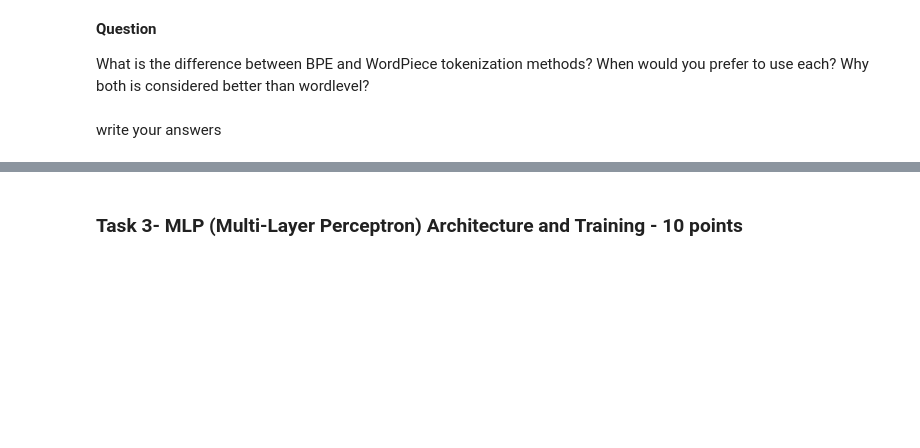
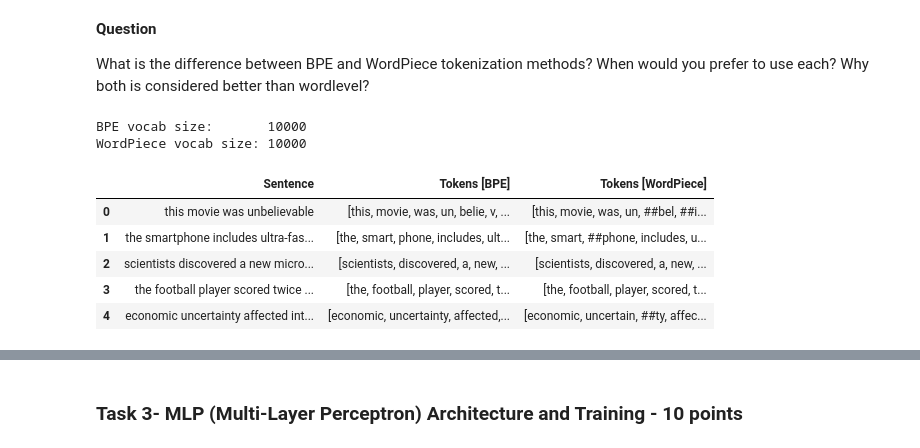
Before and after one commit to Nesher123/AI-Performance-Engineering-Course, a Jupyter notebook: module_2-llm_architecture/assignment_2-NLP_and_sequence_modeling/hometask_2-ofir_nesher.ipynb, the cells around one changed output, grey strips where cells are left out. Drawn from its saved outputs; the diff is of its cells as text; code cells hidden in the pictures; blank space fills up the shorter version.

```diff
--- a/module_2-llm_architecture/assignment_2-NLP_and_sequence_modeling/hometask_2-ofir_nesher.ipynb
+++ b/module_2-llm_architecture/assignment_2-NLP_and_sequence_modeling/hometask_2-ofir_nesher.ipynb
@@ -133,2 +128,52 @@ sentences = [
-# %% [markdown]
-write your answers
+# %%
+import pandas as pd
+from tokenizers import Tokenizer
+from tokenizers.models import BPE, WordPiece
+from tokenizers.pre_tokenizers import Whitespace
+from tokenizers.trainers import BpeTrainer, WordPieceTrainer
+
+VOCAB_SIZE = 10_000
+
+# --- BPE tokenizer ---
+bpe_tokenizer = Tokenizer(BPE(unk_token="[UNK]"))
+bpe_tokenizer.pre_tokenizer = Whitespace()
+bpe_trainer = BpeTrainer(vocab_size=VOCAB_SIZE, special_tokens=["[UNK]", "[PAD]"])
+bpe_tokenizer.train_from_iterator(train_df["text"], trainer=bpe_trainer)
+
+# --- WordPiece tokenizer ---
+wp_tokenizer = Tokenizer(WordPiece(unk_token="[UNK]"))
+wp_tokenizer.pre_tokenizer = Whitespace()
+wp_trainer = WordPieceTrainer(vocab_size=VOCAB_SIZE, special_tokens=["[UNK]", "[PAD]"])
+wp_tokenizer.train_from_iterator(train_df["text"], trainer=wp_trainer)
+
+print(f"BPE vocab size:       {bpe_tokenizer.get_vocab_size()}")
+print(f"WordPiece vocab size: {wp_tokenizer.get_vocab_size()}")
+
+# --- Demo on 5 sentences ---
+sentences = [
+    "this movie was unbelievable",
+    "the smartphone includes ultra-fast charging and long-lasting battery life",
+    "scientists discovered a new microorganism in antarctica",
+    "the football player scored twice in the championship match",
+    "economic uncertainty affected international markets",
+]
+
+rows = []
+for sent in sentences:
+    bpe_tokens = bpe_tokenizer.encode(sent).tokens
+    wp_tokens = wp_tokenizer.encode(sent).tokens
+    rows.append(
+        {"Sentence": sent, "Tokens [BPE]": bpe_tokens, "Tokens [WordPiece]": wp_tokens}
+    )
+
+pd.set_option("display.max_colwidth", None)
+pd.DataFrame(rows)
+# %% [output]
+BPE vocab size:       10000
+WordPiece vocab size: 10000
+|  | Sentence | Tokens [BPE] | Tokens [WordPiece] |
+| 0 | this movie was unbelievable | [this, movie, was, un, belie, v, ... | [this, movie, was, un, ##bel, ##i... |
+| 1 | the smartphone includes ultra-fas... | [the, smart, phone, includes, ult... | [the, smart, ##phone, includes, u... |
+| 2 | scientists discovered a new micro... | [scientists, discovered, a, new, ... | [scientists, discovered, a, new, ... |
+| 3 | the football player scored twice ... | [the, football, player, scored, t... | [the, football, player, scored, t... |
+| 4 | economic uncertainty affected int... | [economic, uncertainty, affected,... | [economic, uncertain, ##ty, affec... |
```
Also changed, not shown: parts of 27 cells of this notebook.
